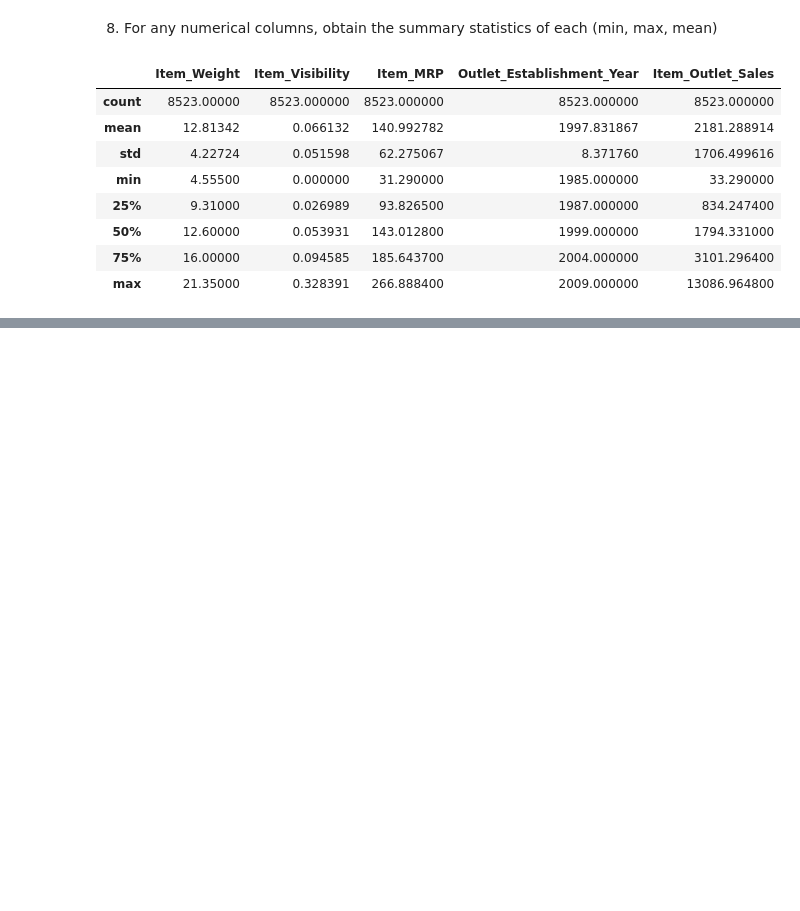
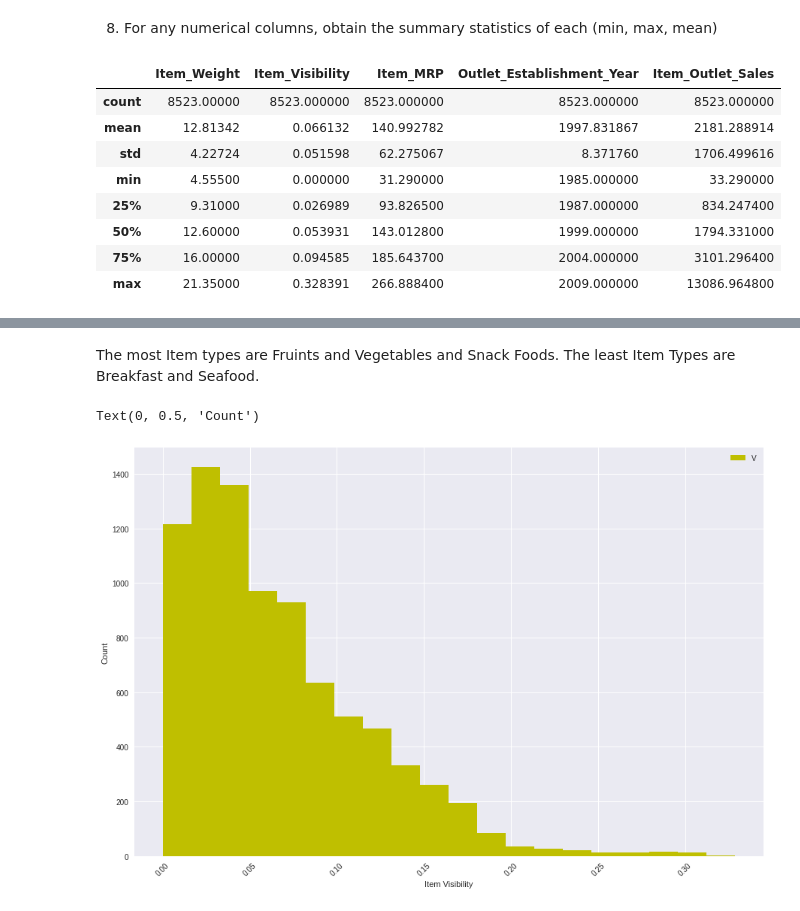
Before and after one commit to gatimo256/sales-predictions, a Jupyter notebook: Sales_Predictions.ipynb, the cells around one changed output, grey strips where cells are left out. Cells and saved outputs as stored; diff of their text form; code cells hidden in the pictures; blank space fills up the shorter version.

```diff
--- a/Sales_Predictions.ipynb
+++ b/Sales_Predictions.ipynb
@@ -352,0 +381,15 @@ df.describe()
+# %% [markdown]
+The most Item types are Fruints and Vegetables and Snack Foods. The least Item Types are Breakfast and Seafood.
+# %%
+#Histogram showing Item_visibility Distribution
+plt.style.use('seaborn')
+plt.figure(figsize=(15, 10))
+df['Item_Visibility'].hist(bins =20,color='y');
+plt.xticks(rotation =45)
+plt.legend('Visibility')
+
+plt.xlabel("Item Visibility")
+plt.ylabel("Count")
+# %% [output]
+Text(0, 0.5, 'Count')
+[figure, added]
```
Also changed, not shown: parts of 26 cells of this notebook.
